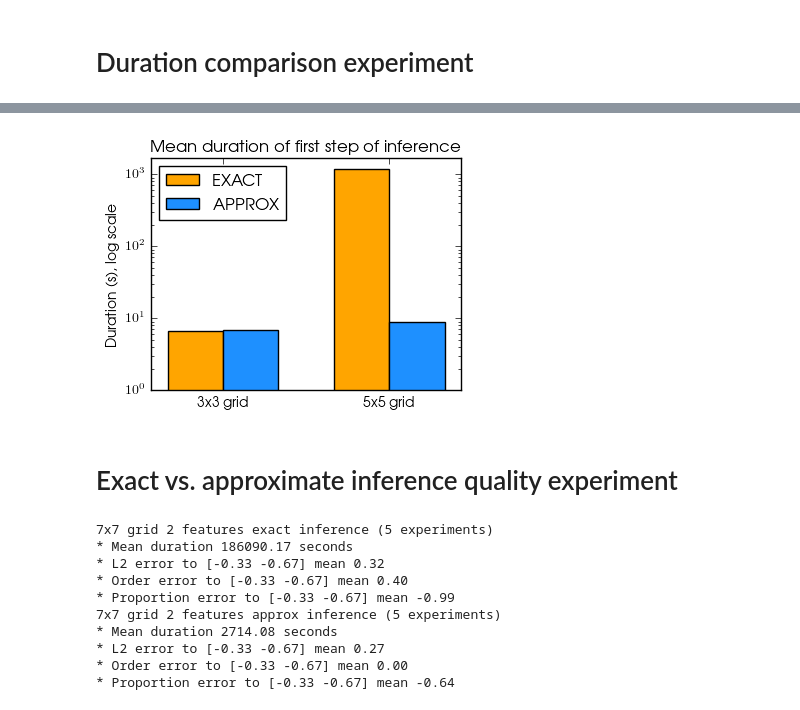
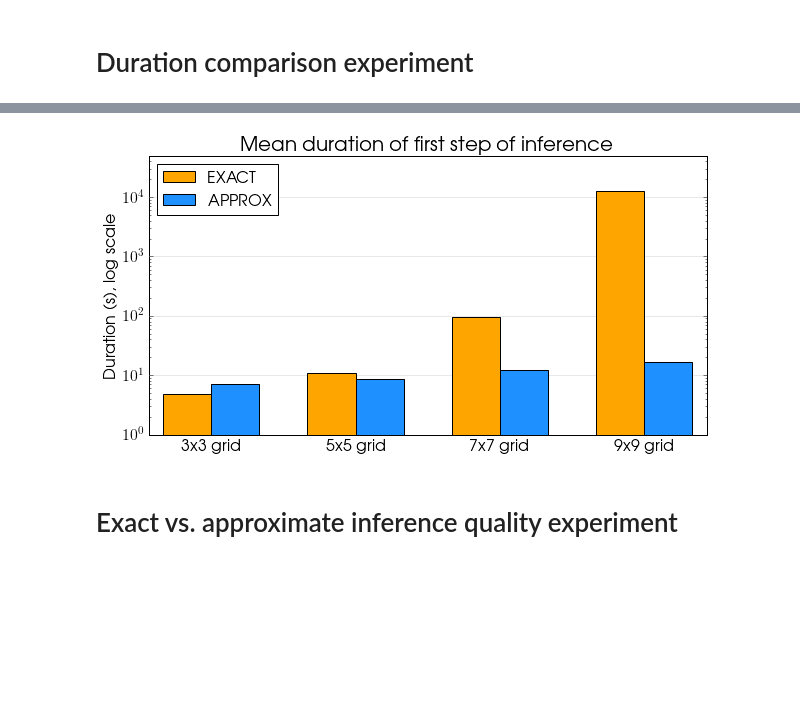
Before and after one commit to akangasr/sdirl, a Jupyter notebook: notebooks/result_analysis.ipynb, the cells around one changed output, grey strips where cells are left out. Saved outputs shown, nothing was run; the diff lists cells and outputs as text; code cells hidden in the pictures; blank space fills up the shorter version.

```diff
--- a/notebooks/result_analysis.ipynb
+++ b/notebooks/result_analysis.ipynb
@@ -1,12 +1,21 @@
 # %%
 import numpy as np
+import scipy as sp
+import random
 import scipy.fftpack
 import os
 import json
+import matplotlib
 import matplotlib.pyplot as pl
 from sdirl.experiments import L2Error, OrderError, ProportionError
 from sdirl.gridworld.mdp import *
 from sdirl.rl.simulator import *
 from sdirl.model import *
 from matplotlib import rc
+from mpl_toolkits.mplot3d import Axes3D
+import GPy
+from elfi.bo.gpy_model import GPyModel
+from elfi.posteriors import BolfiPosterior
+import matplotlib.gridspec as gridspec
+pl.style.use('classic')
 %matplotlib inline
@@ -383,0 +482,15 @@ def get_duration_datas():
+# %%
+def get_time_exp(grid, approx, verbose):
+    return ExperimentGroup("{}x{} grid approx={}".format(grid, grid, approx), [
+                ExperimentLog("../results/time9/gt9_{}/experiment_grid_{}_approx_{}.json".format(i, grid, approx))
+                for i in range(1,21)], verbose)
+
+def get_duration_datas(verbose=False):
+    grids = [3,5,7,9]
+    exact = [get_time_exp(i, False, verbose) for i in grids]
+    approx = [get_time_exp(i, True, verbose) for i in grids]
+    datas = ret_object("duration", ("EXACT", "orange", "k", "", exact),
+                                   ("APPROX", "dodgerblue", "k", "", approx))
+    return datas
+
+get_duration_datas(verbose=True);
@@ -384,57 +515,18 @@ def get_duration_datas():
 # %%
 datas = get_duration_datas()
 groups = ["3x3 grid",
           "5x5 grid",
-          #"7x7 grid"
-         ]
+          "7x7 grid",
+          "9x9 grid"]
 title = "Mean duration of first step of inference "
 ylabel = "Duration (s), log scale"
-ylim = (1e0, 1.7e3)
-fig = plot_barchart(datas, groups, title, ylabel, ylim, yscale="log", figsize=(4,3))
+ylim = (1e0, 5e4)
+fig = plot_barchart(datas, groups, title, ylabel, ylim, yscale="log", figsize=(10,5), errbars=False)
 fig.savefig('../results/one_step_duration.png', bbox_inches='tight')
 # %% [output]
-[figure, old version]
+[figure, new version]
 # %% [markdown]
 <h1>Exact vs. approximate inference quality experiment</h1>
-# %%
-gt_5x5_2f_exact = ExperimentGroup("7x7 grid 2 features exact inference", [
-    ExperimentLog("../results/both5/gb5_7x7_2f_{}/experiment_approx_False.json".format(i))
-        for i in [1,12,13,14,15]])
-gt_5x5_2f_approx = ExperimentGroup("7x7 grid 2 features approx inference", [
-    ExperimentLog("../results/both5/gb5_7x7_2f_{}/experiment_approx_True.json".format(i))
-        for i in [1,12,13,14,15]])
-#gt_5x5_3f_exact = ExperimentGroup("5x5 grid 3 features exact inference", [
-#    ExperimentLog("../results/both/gb4_5x5_3f_{}/experiment_approx_False.json".format(i))
-#        for i in [1,2,3,4,5,6,7]])
-#gt_5x5_3f_approx = ExperimentGroup("5x5 grid 3 features approx inference", [
-#    ExperimentLog("../results/both/gb4_5x5_3f_{}/experiment_approx_True.json".format(i))
-#        for i in [1,2,3,4,5,6,7]])
-
-gt_5x5_2f_exact.print_summary()
-gt_5x5_2f_approx.print_summary()
-#gt_5x5_3f_exact.print_summary()
-#gt_5x5_3f_approx.print_summary()
-
-def get_eva_exp_datas(typ=""):
-    exact = [gt_5x5_2f_exact,
-             #gt_5x5_3f_exact
-            ]
-    approx = [gt_5x5_2f_approx,
-              #gt_5x5_3f_approx
-             ]
-    ret = ret_object(typ, ("EXACT", "orange", "black", exact), ("APPROX", "dodgerblue", "black", approx))
-    return ret
-# %% [output]
-7x7 grid 2 features exact inference (5 experiments)
-* Mean duration 186090.17 seconds
-* L2 error to [-0.33 -0.67] mean 0.32
-* Order error to [-0.33 -0.67] mean 0.40
-* Proportion error to [-0.33 -0.67] mean -0.99
-7x7 grid 2 features approx inference (5 experiments)
-* Mean duration 2714.08 seconds
-* L2 error to [-0.33 -0.67] mean 0.27
-* Order error to [-0.33 -0.67] mean 0.00
-* Proportion error to [-0.33 -0.67] mean -0.64
 # %%
 n_samples = 1000000
 
```
Also changed, not shown: parts of 27 cells of this notebook, 2 other files.
